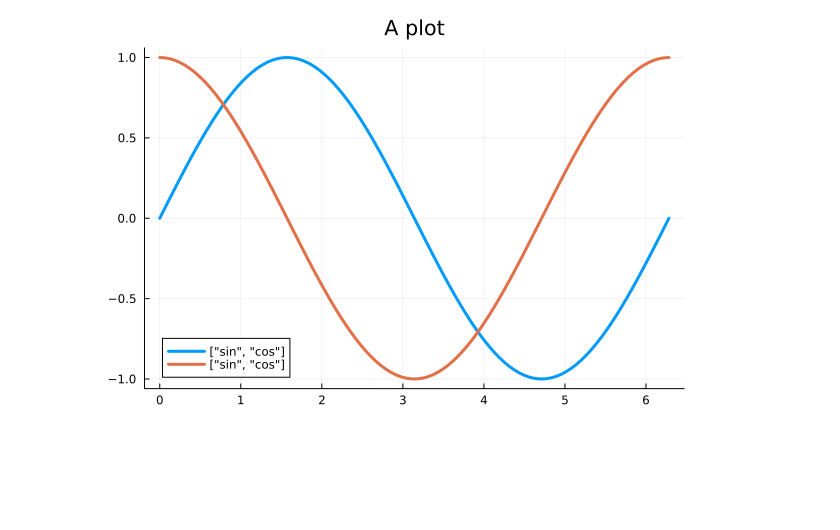
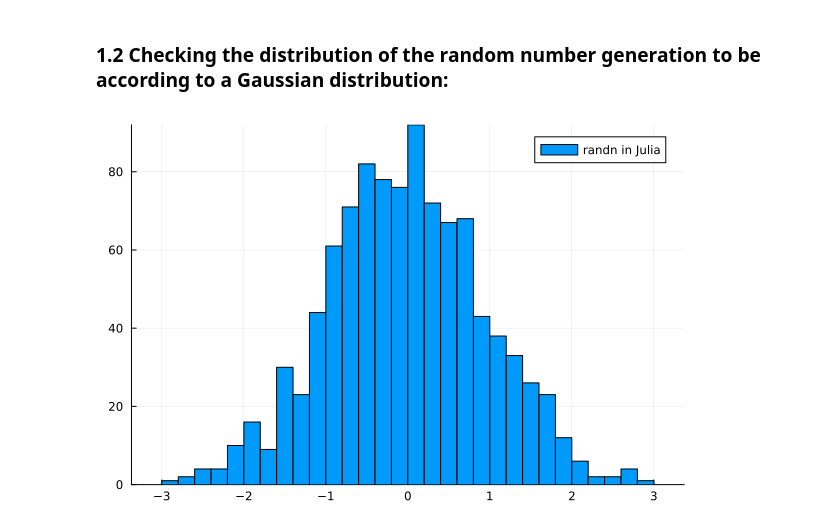
Before and after one commit to prenaissance/sp-labs, a Jupyter notebook: notebooks/Lab1.ipynb, the cells around one changed output. Drawn from its saved outputs; the diff is of its cells as text; code cells hidden in the pictures; blank space fills up the shorter version.

```diff
--- a/notebooks/Lab1.ipynb
+++ b/notebooks/Lab1.ipynb
@@ -3,6 +0,0 @@ using Plots
-# %%
-x = range(0, stop=2π, length=100)
-y= [sin.(x), cos.(x)]
-plot(x, y, label=["sin", "cos"], title="A plot", lw=3)
-# %% [output]
-[figure, removed]
@@ -8,0 +7,9 @@ plot(x, y, label=["sin", "cos"], title="A plot", lw=3)
+# %% [markdown]
+### 1.2 Checking the distribution of the random number generation to be according to a Gaussian distribution:
+# %%
+N = 1000
+BINS = 50
+x = randn(N)
+histogram(x, bins=50, label="randn in Julia")
+# %% [output]
+[figure, added]
```
Also changed, not shown: parts of 10 cells of this notebook, 2 other files.
